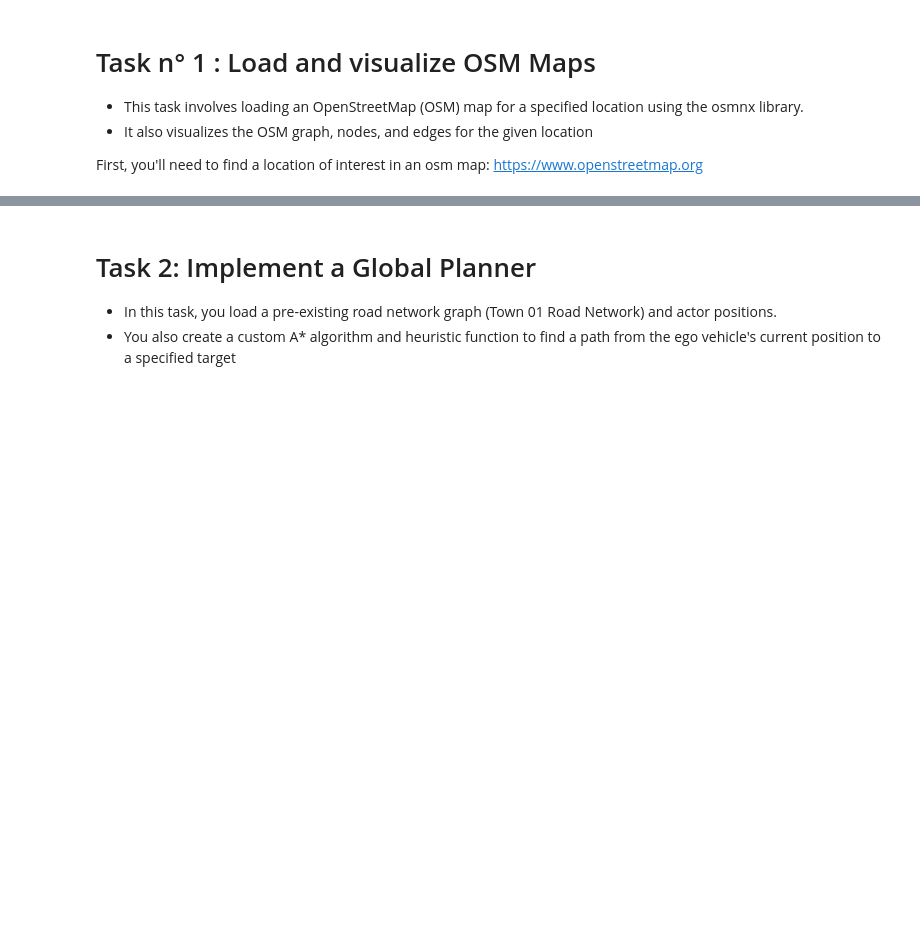
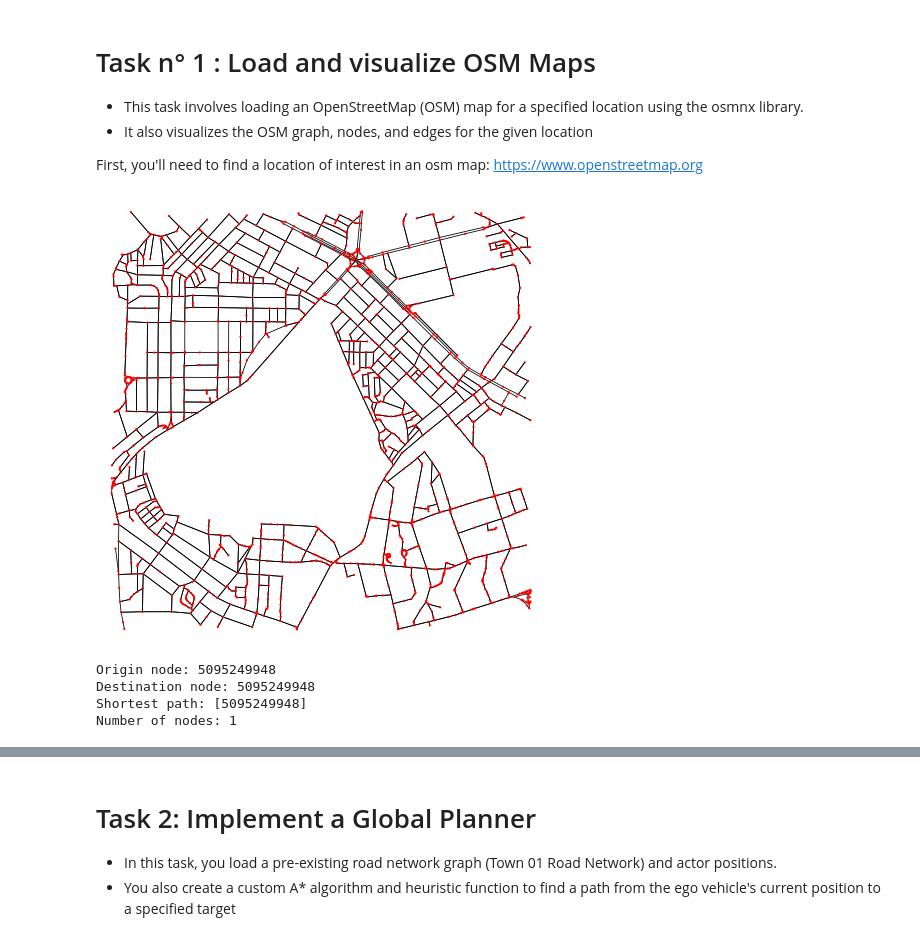
Before and after one commit to lapinxcode/AUVE_LAB_CODES, a Jupyter notebook: lab3/lab3.ipynb, the cells around one changed output, grey strips where cells are left out. Drawn from its saved outputs; the diff is of its cells as text; code cells hidden in the pictures; blank space fills up the shorter version.

```diff
--- a/lab3/lab3.ipynb
+++ b/lab3/lab3.ipynb
@@ -17,27 +17,67 @@ First, you'll need to find a location of interest in an osm map: https://www.ope
 # %%
 def create_config():
    # Place you are interested :
-    location = (47.2489965, -1.5473425) # Nantes, Ecole Centrale
+    #location = (47.2489965, -1.5473425) # Nantes, Ecole Centrale
+    location = (35.890702, 128.613156) # Kyungpook National University
     mode = "drive"
     ox.config(log_console=False, use_cache=True)
 
-    G_osmnx = ox.graph_from_point(location, dist=500, simplify=False, network_type=mode )
+    G_osmnx = ox.graph_from_point(location, simplify=False, network_type=mode )
     return(G_osmnx)
 
 G_osmnx = create_config() # This may take a while the first time
 
 # TODO : Plot the graph and nodes according to the osmnx documentation
 # TIP : You can use the function osmnx.plot.plot_graph()
+
+fig, ax = ox.plot_graph(
+    G_osmnx,
+    node_size=5,
+    edge_linewidth=0.8,
+    edge_color="black",
+    node_color="red",
+    bgcolor="white"
+)
+# %% [output]
+[figure, added]
 # %%
 # Arbitrary origin and destination
-origin = (round(-1.5562600,6), round(47.2467100,6))
-destination = (round(-1.5428700,6), round(47.2533500,6))
+origin = (round(128.615221,6), round(35.891979,6))
+destination = (round(128.615221,6), round(35.891979,6))
 origin_node = ox.nearest_nodes(G_osmnx, origin[0], origin[1])
 destination_node = ox.nearest_nodes(G_osmnx, destination[0], destination[1])
 
 # TODO: find the path from origin to destination, using nx library
+origin_node = ox.nearest_nodes(
+    G_osmnx,
+    origin[0],
+    origin[1]
+)
 
+destination_node = ox.nearest_nodes(
+    G_osmnx,
+    destination[0],
+    destination[1]
+)
 
 # TODO: plot the path on the graph
 # TIP : use the function ox.plot_graph_route()
 path = np.array([origin_node, destination_node])
+
+path = nx.shortest_path(
+    G_osmnx,
+    source=origin_node,
+    target=destination_node,
+    weight="length",
+    method="dijkstra"
+)
+
+print("Origin node:", origin_node)
+print("Destination node:", destination_node)
+print("Shortest path:", path)
+print("Number of nodes:", len(path))
+# %% [output]
+Origin node: 5095249948
+Destination node: 5095249948
+Shortest path: [5095249948]
+Number of nodes: 1
```
Also changed, not shown: parts of 3 cells of this notebook, 6 other files.
